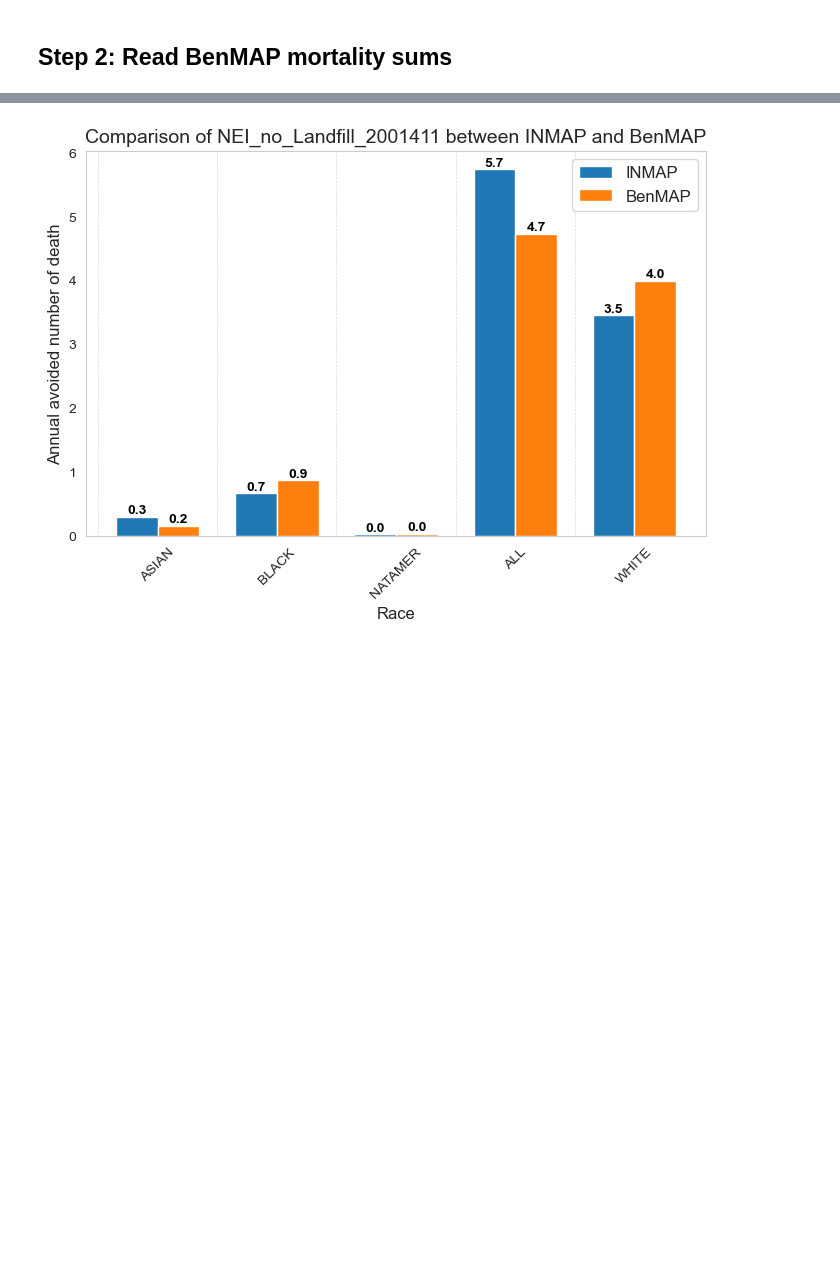
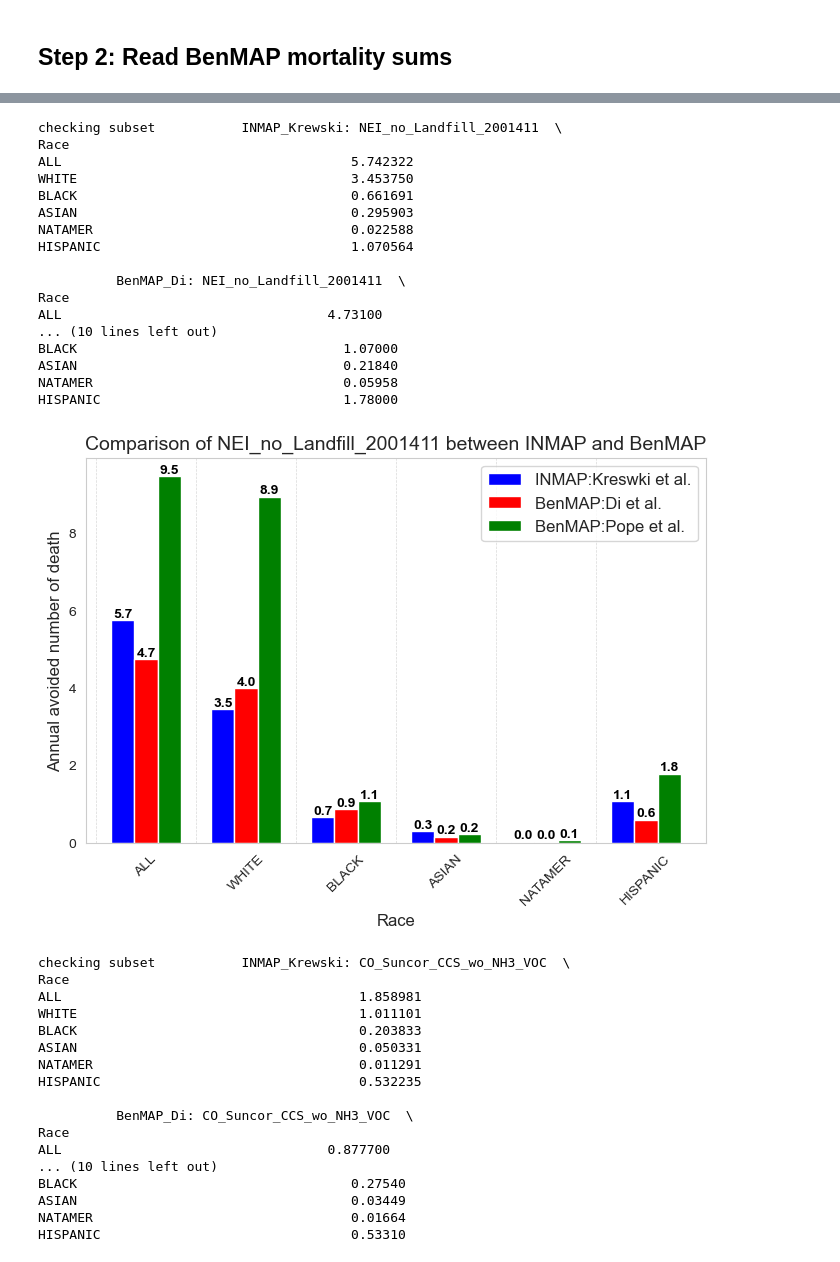
Before and after one commit to CarbonSolutions/LOCAETA_AQ, a Jupyter notebook: notebooks/Compare_INMAP_BenMAP_mortality.ipynb, the cells around one changed output, grey strips where cells are left out. Saved outputs shown, nothing was run; the diff lists cells and outputs as text; code cells hidden in the pictures; blank space fills up the shorter version.

Commit message:
Add Pope et al. results in analysis script

```diff
--- a/notebooks/Compare_INMAP_BenMAP_mortality.ipynb
+++ b/notebooks/Compare_INMAP_BenMAP_mortality.ipynb
@@ -35,7 +35,7 @@ for run in run_list:
     output_path = os.path.join(main_dir, run)
     df = pd.read_csv(output_path + '/'+target_file, header=None)
 
-    df.columns = ["Race", "INMAP: "+run]
+    df.columns = ["Race", "INMAP_Krewski: "+run]
 
     # Merge on 'Species' column
     if combined_df is None:
@@ -66,5 +66,5 @@ print(combined_df)
 # %%
-rename_inmap ={'TotalPopD': 'ALL', 'AsianD': 'ASIAN','BlackD':'BLACK', 'NativeD':"NATAMER", 'WhitNoLatD':'WHITE'}
+rename_inmap ={'TotalPopD': 'ALL', 'AsianD': 'ASIAN','BlackD':'BLACK', 'NativeD':"NATAMER", 'LatinoD': "HISPANIC",'WhitNoLatD':'WHITE'}
 
 # change INMAP race value to match BenMAP
 combined_df['Race'] = combined_df['Race'].replace(rename_inmap)
@@ -131,36 +141,47 @@ import matplotlib.pyplot as plt
 import seaborn as sns
 
 # combine two dataframe
-merged_df = combined_df.merge(df_benmap, on="Race", how="inner")
-
-# Ensure "Race" is the index (Fix missing bars issue)
-merged_df.set_index("Race", inplace=True)
-
-print(merged_df)
+merged_df = combined_df.merge(merged_benmap_df, on="Race", how="inner")
 
 # Set seaborn style
 sns.set_style("whitegrid")
 
+# Convert the column to categorical with the specified order
+race_order = ["ALL","WHITE",  "BLACK", "ASIAN", "NATAMER", "HISPANIC"]
+merged_df['Race'] = pd.Categorical(merged_df['Race'], categories=race_order, ordered=True)
+
+# Sort the DataFrame by the ordered Race column
+merged_df = merged_df.sort_values(by='Race')
+
+# Ensure "Race" is the index
+merged_df.set_index("Race", inplace=True)
+
+
 # Extract unique run names, excluding "Race"
 run_names = set(col.split(": ")[1] for col in merged_df.columns if ": " in col)
 
+print(run_names)
+
 # Plot comparison for each run
 for run in run_names:
-    inmap_col = f"INMAP: {run}"
-    benmap_col = f"BenMAP: {run}"
+    inmap_col = f"INMAP_Krewski: {run}"
+    benmap_col = f"BenMAP_Di: {run}"
+    benmap_col2 = f"BenMAP_Pope: {run}"
 
     if inmap_col in merged_df.columns and benmap_col in merged_df.columns:
         # Create a new DataFrame for plotting
-        plot_df = merged_df[[inmap_col, benmap_col]]
+        plot_df = merged_df[[inmap_col, benmap_col, benmap_col2]]
+
+        print("checking subset", plot_df)
 
         # Plot
-        ax = plot_df.plot(kind="bar", figsize=(8, 5), width=0.7, color=["#1f77b4", "#ff7f0e"])  # Blue & Orange for better contrast
+        ax = plot_df.plot(kind="bar", figsize=(8, 5), width=0.7, color=["Blue", "Red", "Green"])  # Blue & Orange for better contrast
         plt.title(f"Comparison of {run} between INMAP and BenMAP", fontsize=14)
         plt.xlabel("Race", fontsize=12)
         plt.ylabel("Annual avoided number of death", fontsize=12)
         plt.xticks(rotation=45, fontsize=10)
         plt.yticks(fontsize=10)
-        plt.legend(["INMAP", "BenMAP"], fontsize=12)
+        plt.legend(["INMAP:Kreswki et al.", "BenMAP:Di et al.", "BenMAP:Pope et al."], fontsize=12)
         #plt.grid(axis="y", linestyle="--", alpha=0.7)
         ax.grid(False)  # Completely removes the grid
 
@@ -197 +218,35 @@ WHITE                            0.721600                          3.99100
+checking subset           INMAP_Krewski: NEI_no_Landfill_2001411  \
+Race
+ALL                                     5.742322
+WHITE                                   3.453750
+BLACK                                   0.661691
+ASIAN                                   0.295903
+NATAMER                                 0.022588
+HISPANIC                                1.070564
+
+          BenMAP_Di: NEI_no_Landfill_2001411  \
+Race
+ALL                                  4.73100
+... (10 lines left out)
+BLACK                                  1.07000
+ASIAN                                  0.21840
+NATAMER                                0.05958
+HISPANIC                               1.78000
-[figure, old version]
+[figure, new version]
+checking subset           INMAP_Krewski: CO_Suncor_CCS_wo_NH3_VOC  \
+Race
+ALL                                      1.858981
+WHITE                                    1.011101
+BLACK                                    0.203833
+ASIAN                                    0.050331
+NATAMER                                  0.011291
+HISPANIC                                 0.532235
+
+          BenMAP_Di: CO_Suncor_CCS_wo_NH3_VOC  \
+Race
+ALL                                  0.877700
+... (10 lines left out)
+BLACK                                   0.27540
+ASIAN                                   0.03449
+NATAMER                                 0.01664
+HISPANIC                                0.53310
```
Also changed, not shown: parts of 4 cells of this notebook.
